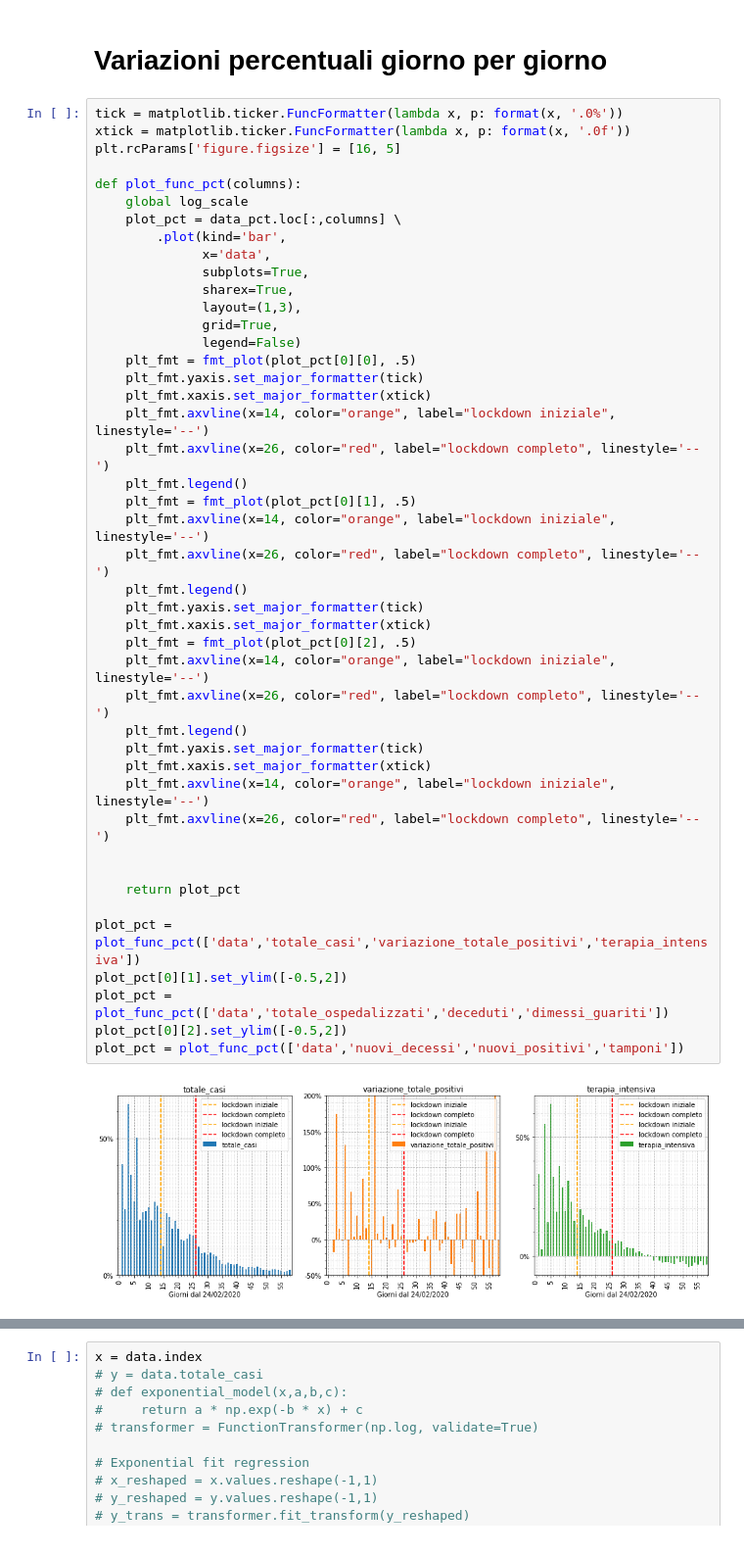
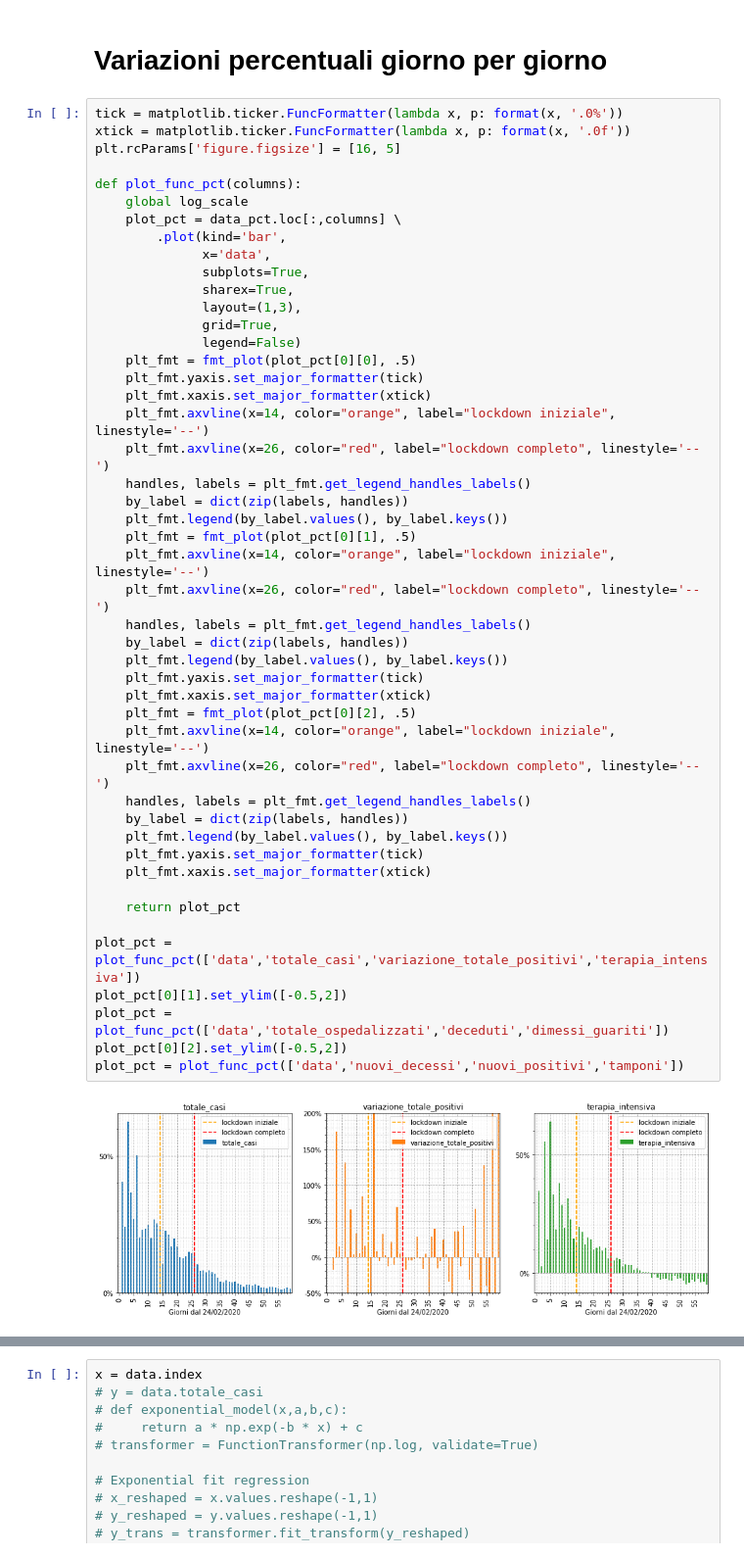
Before and after one commit to iosand71/covid19, a Jupyter notebook: covid19-italia.ipynb, the cells around one changed output, grey strips where cells are left out. Shown at 98% size. Drawn from its saved outputs; the diff is of its cells as text.

```diff
--- a/covid19-italia.ipynb
+++ b/covid19-italia.ipynb
@@ -295,37 +314,40 @@ def plot_func_pct(columns):
               x='data',
               subplots=True,
               sharex=True,
               layout=(1,3),
               grid=True,
               legend=False)
     plt_fmt = fmt_plot(plot_pct[0][0], .5)
     plt_fmt.yaxis.set_major_formatter(tick)
     plt_fmt.xaxis.set_major_formatter(xtick)
     plt_fmt.axvline(x=14, color="orange", label="lockdown iniziale", linestyle='--')
     plt_fmt.axvline(x=26, color="red", label="lockdown completo", linestyle='--')
-    plt_fmt.legend()
+    handles, labels = plt_fmt.get_legend_handles_labels()
+    by_label = dict(zip(labels, handles))
+    plt_fmt.legend(by_label.values(), by_label.keys())
     plt_fmt = fmt_plot(plot_pct[0][1], .5)
     plt_fmt.axvline(x=14, color="orange", label="lockdown iniziale", linestyle='--')
     plt_fmt.axvline(x=26, color="red", label="lockdown completo", linestyle='--')
-    plt_fmt.legend()
+    handles, labels = plt_fmt.get_legend_handles_labels()
+    by_label = dict(zip(labels, handles))
+    plt_fmt.legend(by_label.values(), by_label.keys())
     plt_fmt.yaxis.set_major_formatter(tick)
     plt_fmt.xaxis.set_major_formatter(xtick)
     plt_fmt = fmt_plot(plot_pct[0][2], .5)
     plt_fmt.axvline(x=14, color="orange", label="lockdown iniziale", linestyle='--')
     plt_fmt.axvline(x=26, color="red", label="lockdown completo", linestyle='--')
-    plt_fmt.legend()
+    handles, labels = plt_fmt.get_legend_handles_labels()
+    by_label = dict(zip(labels, handles))
+    plt_fmt.legend(by_label.values(), by_label.keys())
     plt_fmt.yaxis.set_major_formatter(tick)
     plt_fmt.xaxis.set_major_formatter(xtick)
-    plt_fmt.axvline(x=14, color="orange", label="lockdown iniziale", linestyle='--')
-    plt_fmt.axvline(x=26, color="red", label="lockdown completo", linestyle='--')
-
 
     return plot_pct
 
 plot_pct = plot_func_pct(['data','totale_casi','variazione_totale_positivi','terapia_intensiva'])
 plot_pct[0][1].set_ylim([-0.5,2])
 plot_pct = plot_func_pct(['data','totale_ospedalizzati','deceduti','dimessi_guariti'])
 plot_pct[0][2].set_ylim([-0.5,2])
 plot_pct = plot_func_pct(['data','nuovi_decessi','nuovi_positivi','tamponi'])
 # %% [output]
-[figure, old version]
+[figure, new version]
```
Also changed, not shown: parts of 6 cells of this notebook, 1 other file.
